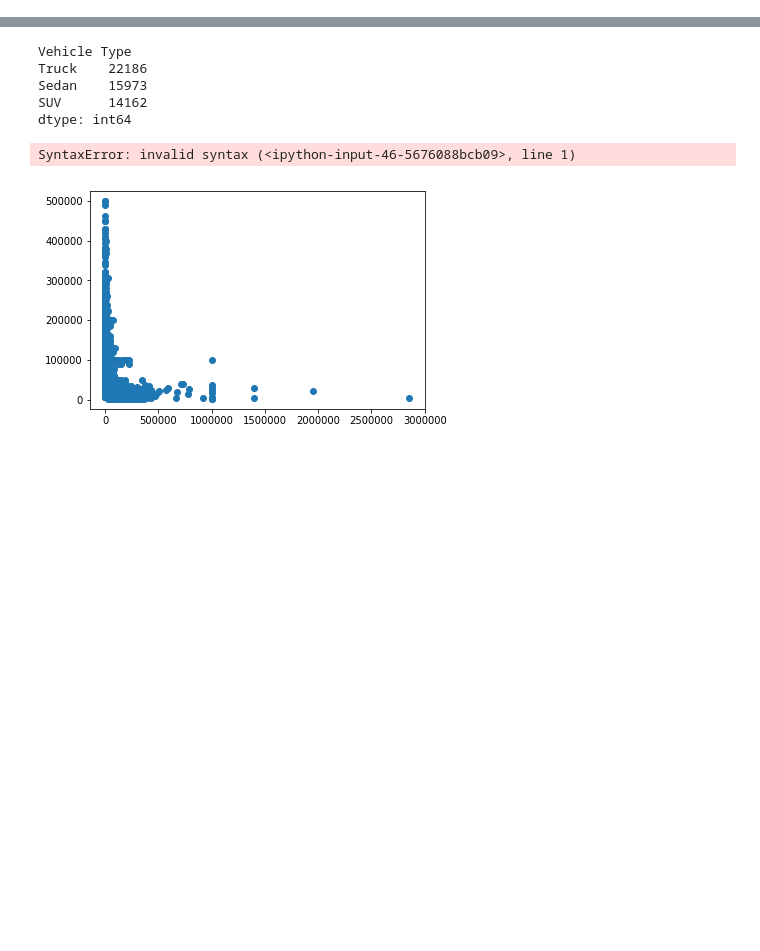
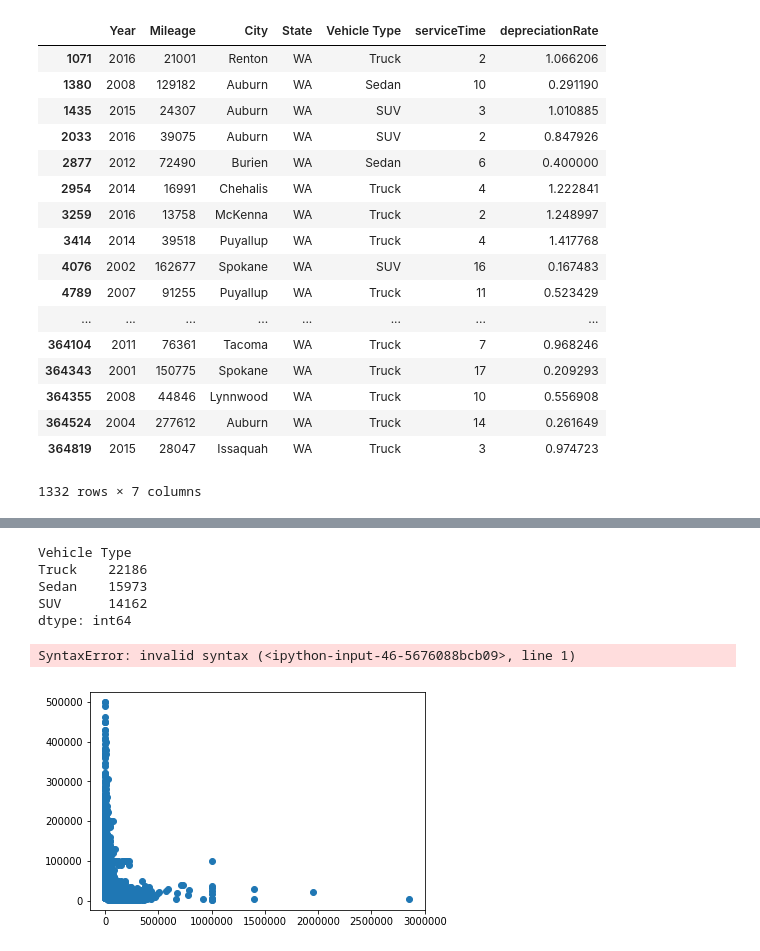
Before and after one commit to ZhuoShan/INFO370FinalProject, a Jupyter notebook: plot.ipynb, the cells around one changed output, grey strips where cells are left out. Drawn from its saved outputs; the diff is of its cells as text; code cells hidden in the pictures; blank space fills up the shorter version.

```diff
--- a/plot.ipynb
+++ b/plot.ipynb
@@ -144,0 +183,21 @@ used_car_copy.loc[(used_car_copy.Make == 'FORD') & (used_car_copy.Model == 'SUPE
+# %%
+WAUsedCar
+# %% [output]
+|  | Year | Mileage | City | State | Vehicle Type | serviceTime | depreciationRate |
+| 1071 | 2016 | 21001 | Renton | WA | Truck | 2 | 1.066206 |
+| 1380 | 2008 | 129182 | Auburn | WA | Sedan | 10 | 0.291190 |
+| 1435 | 2015 | 24307 | Auburn | WA | SUV | 3 | 1.010885 |
+| 2033 | 2016 | 39075 | Auburn | WA | SUV | 2 | 0.847926 |
+| 2877 | 2012 | 72490 | Burien | WA | Sedan | 6 | 0.400000 |
+| 2954 | 2014 | 16991 | Chehalis | WA | Truck | 4 | 1.222841 |
+| 3259 | 2016 | 13758 | McKenna | WA | Truck | 2 | 1.248997 |
+| 3414 | 2014 | 39518 | Puyallup | WA | Truck | 4 | 1.417768 |
+| 4076 | 2002 | 162677 | Spokane | WA | SUV | 16 | 0.167483 |
+| 4789 | 2007 | 91255 | Puyallup | WA | Truck | 11 | 0.523429 |
+| ... | ... | ... | ... | ... | ... | ... | ... |
+| 364104 | 2011 | 76361 | Tacoma | WA | Truck | 7 | 0.968246 |
+| 364343 | 2001 | 150775 | Spokane | WA | Truck | 17 | 0.209293 |
+| 364355 | 2008 | 44846 | Lynnwood | WA | Truck | 10 | 0.556908 |
+| 364524 | 2004 | 277612 | Auburn | WA | Truck | 14 | 0.261649 |
+| 364819 | 2015 | 28047 | Issaquah | WA | Truck | 3 | 0.974723 |
+1332 rows × 7 columns
```
Also changed, not shown: parts of 18 cells of this notebook, 1 other file.
